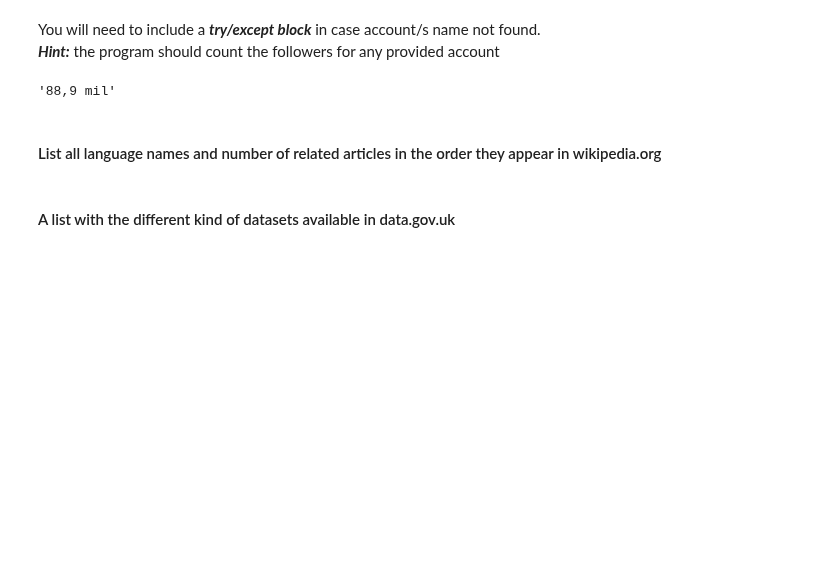
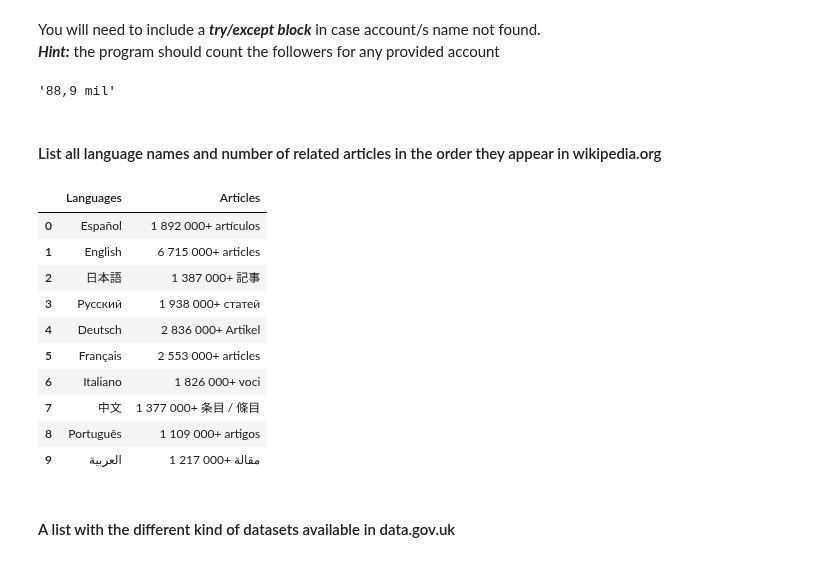
Before and after one commit to Ironhack-Data-Madrid-Octubre-2023/4.3-lab_web_scraping_selenium, a Jupyter notebook: your-code/main.ipynb, the cells around one changed output. Cells and saved outputs as stored; diff of their text form; code cells hidden in the pictures; blank space fills up the shorter version.

```diff
--- a/your-code/main.ipynb
+++ b/your-code/main.ipynb
@@ -444,3 +411,25 @@ url = 'https://www.wikipedia.org/'
+# %%
+#your code
+tabla= driver.find_element(By.CSS_SELECTOR, 'div.central-featured')
+
+idiomas = [l.text for l in tabla.find_elements(By.TAG_NAME, 'strong')]
+
+articulos = [a.text for a in tabla.find_elements(By.TAG_NAME, 'small')]
+
+
+pd.DataFrame(zip(idiomas, articulos), columns=['Languages', 'Articles'] )
+# %% [output]
+|  | Languages | Articles |
+| 0 | Español | 1 892 000+ artículos |
+| 1 | English | 6 715 000+ articles |
+| 2 | 日本語 | 1 387 000+ 記事 |
+| 3 | Русский | 1 938 000+ статей |
+| 4 | Deutsch | 2 836 000+ Artikel |
+| 5 | Français | 2 553 000+ articles |
+| 6 | Italiano | 1 826 000+ voci |
+| 7 | 中文 | 1 377 000+ 条目 / 條目 |
+| 8 | Português | 1 109 000+ artigos |
+| 9 | العربية | 1 217 000+ مقالة |
 # %% [markdown]
 #### A list with the different kind of datasets available in data.gov.uk
 # %%
```
Also changed, not shown: parts of 29 cells of this notebook.
